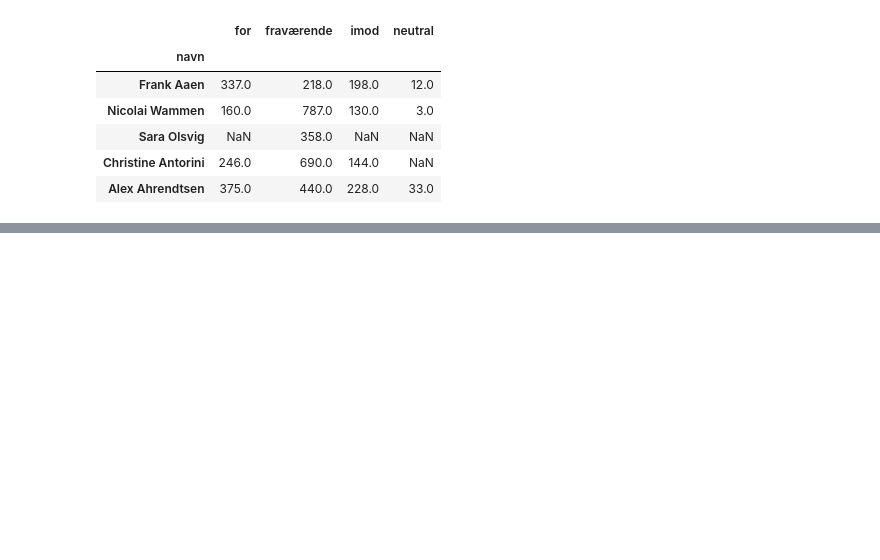
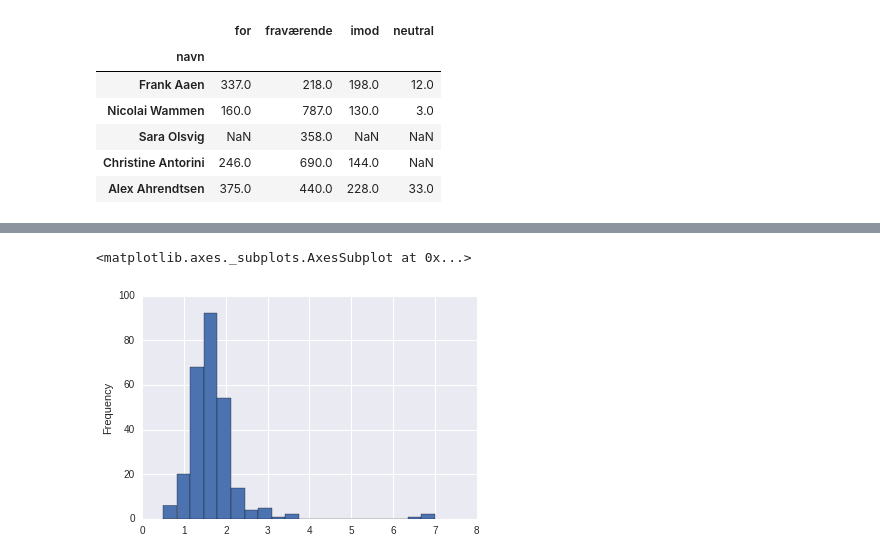
Before and after one commit to cfblaeb/politik, a Jupyter notebook: analyse.ipynb, the cells around one changed output, grey strips where cells are left out. Saved outputs shown, nothing was run; the diff lists cells and outputs as text; code cells hidden in the pictures; blank space fills up the shorter version.

```diff
--- a/analyse.ipynb
+++ b/analyse.ipynb
@@ -76,0 +144,5 @@ stemt_data.plot(kind='box')
+# %%
+(stemt_data['pfor']/stemt_data['pimod']).plot(kind='hist', bins=20)
+# %% [output]
+<matplotlib.axes._subplots.AxesSubplot at 0x...>
+[figure, added]
```
Also changed, not shown: parts of 11 cells of this notebook.
